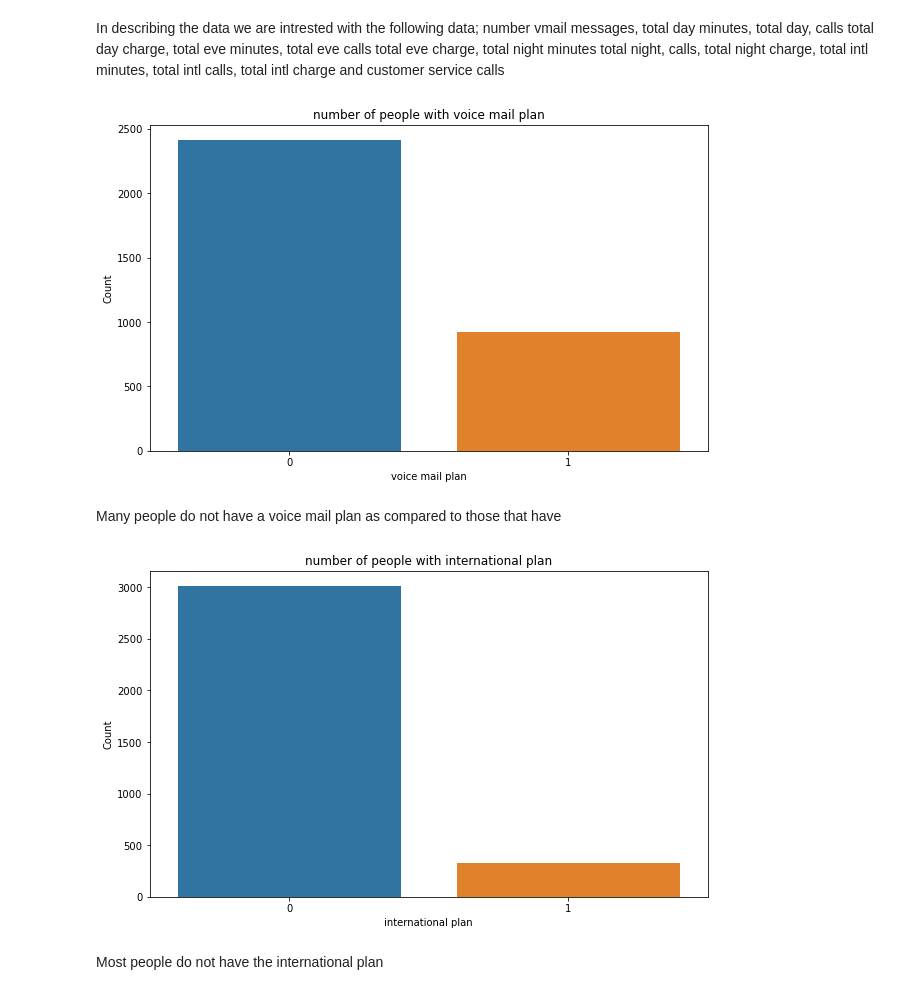
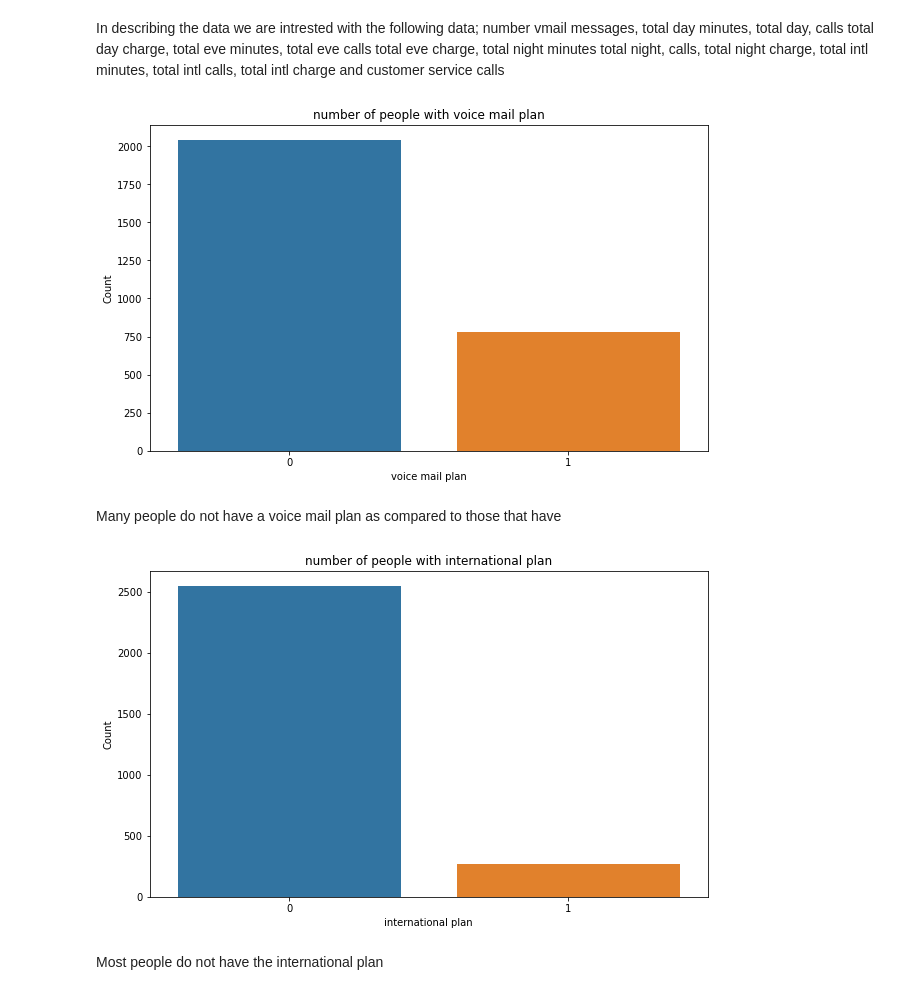
Before and after one commit to aggrey034/project-3, a Jupyter notebook: phase_3.ipynb, the cells around one changed output. Cells and saved outputs as stored; diff of their text form; code cells hidden in the pictures.

```diff
--- a/phase_3.ipynb
+++ b/phase_3.ipynb
@@ -124,6 +124,9 @@ for col in columns_to_convert:
 float_columns = df.select_dtypes(include=['float64']).columns
 for col in float_columns:
     df[col] = df[col].astype(int)
+
+
+df['churn'] = df['churn'].astype(int)
 # %%
 df.info()
 # %% [output]
@@ -219,27 +224,27 @@ In describing the data we are intrested with the following data; number vmail me
 # %%
 # comparing the number of people who have and those that do not have a voice mail plan
 
 plt.figure(figsize=(10, 6))
-sns.countplot(x= "voice mail plan", data=df)
+sns.countplot(x= "voice mail plan", data=df_cleaned)
 plt.title("number of people with voice mail plan")
 plt.xlabel("voice mail plan")
 plt.ylabel('Count')
 plt.show()
 # %% [output]
-[figure, old version]
+[figure, new version]
 # %% [markdown]
 Many people do not have a voice mail plan as compared to those that have
 # %%
 # comparing the number of people who have and those that do not have a international mail plan
 
 plt.figure(figsize=(10, 6))
-sns.countplot(x= "international plan", data=df)
+sns.countplot(x= "international plan", data=df_cleaned)
 plt.title("number of people with international plan")
 plt.xlabel("international plan")
 plt.ylabel('Count')
 plt.show()
 # %% [output]
-[figure, old version]
+[figure, new version]
 # %% [markdown]
 Most people do not have the international plan
 # %% [markdown]
```
Also changed, not shown: parts of 14 cells of this notebook.
